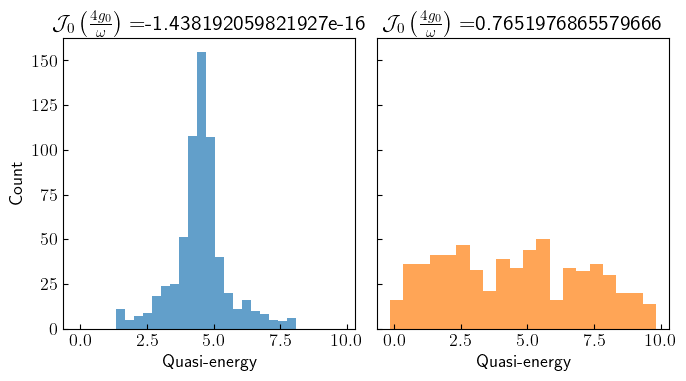
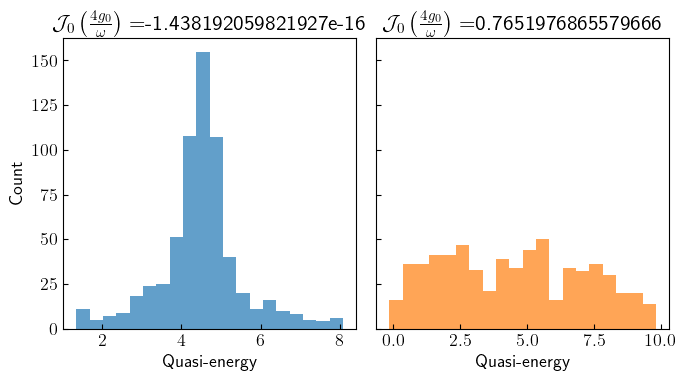
Code edit (unified diff) that turned the first committed figure into the second:
--- before
+++ after
@@ -12,5 +12,5 @@
 energies_1_pos = energies_1
 
-fig, axes = plt.subplots(1, 2, sharey=True, sharex=True)
+fig, axes = plt.subplots(1, 2, sharey=True)
 
 axes[0].hist(energies_0_pos, bins=20, color='C0', alpha=0.7, histtype='stepfilled')
@@ -28,4 +28,4 @@
 axes[1].tick_params(which='both', direction='in')
 plt.tight_layout()
-plt.savefig('floquet_quasi_energy_histogram.svg', dpi=300)
+plt.savefig('floquet_quasi_energy_histogram.svg', dpi=300,)
 plt.show()

Commit: hi